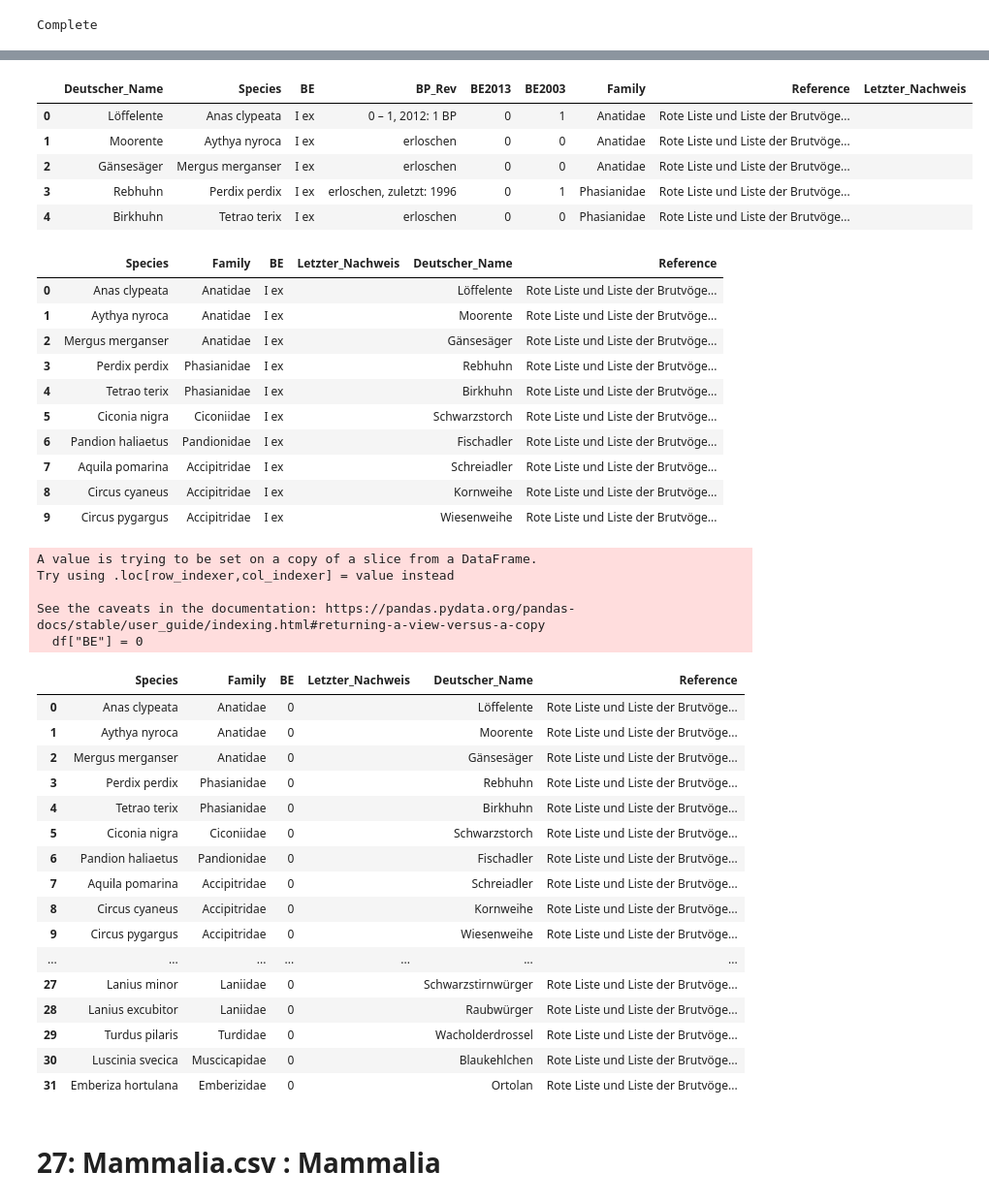
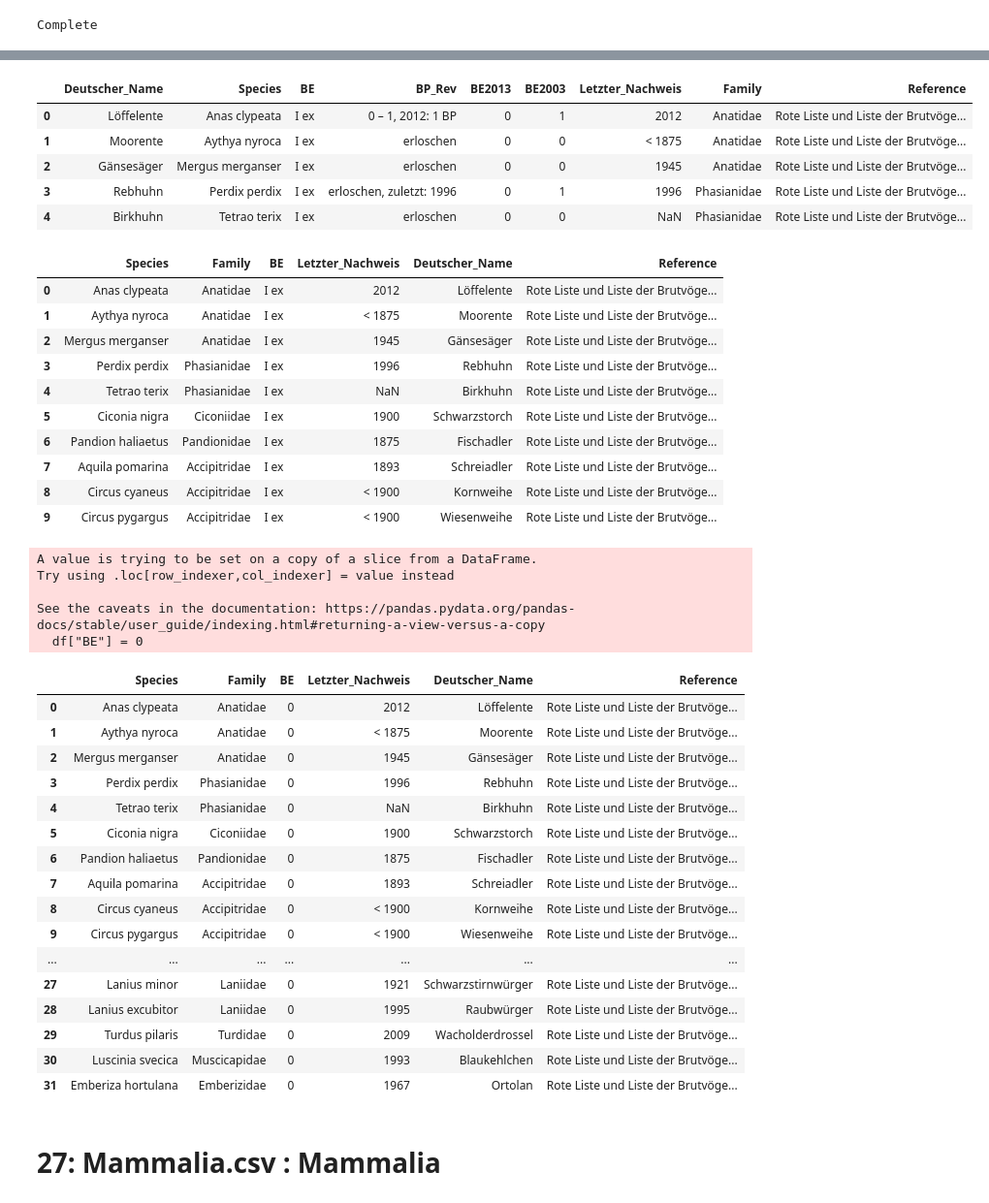
Before and after one commit to Zzzhenya/Berlin-red-list, a Jupyter notebook: Transformation/Raw_csv/Other.ipynb, the cells around one changed output, grey strips where cells are left out. Shown at 97% size. Cells and saved outputs as stored; diff of their text form; code cells hidden in the pictures.

```diff
--- a/Transformation/Raw_csv/Other.ipynb
+++ b/Transformation/Raw_csv/Other.ipynb
@@ -695,18 +695,18 @@ df
 # %%
 # Add common names
 #df["Deutscher_Name"] = ""
 # Add reference column
 df["Reference"] = "Rote Liste und Liste der Brutvögel (Aves) von Berlin"
 # Adding Letzter_Nachweis column
-df["Letzter_Nachweis"] = ""
+#df["Letzter_Nachweis"] = ""
 df.head()
 # %% [output]
-|  | Deutscher_Name | Species | BE | BP_Rev | BE2013 | BE2003 | Family | Reference | Letzter_Nachweis |
-| 0 | Löffelente | Anas clypeata | I ex | 0 – 1, 2012: 1 BP | 0 | 1 | Anatidae | Rote Liste und Liste der Brutvöge... |  |
-| 1 | Moorente | Aythya nyroca | I ex | erloschen | 0 | 0 | Anatidae | Rote Liste und Liste der Brutvöge... |  |
-| 2 | Gänsesäger | Mergus merganser | I ex | erloschen | 0 | 0 | Anatidae | Rote Liste und Liste der Brutvöge... |  |
-| 3 | Rebhuhn | Perdix perdix | I ex | erloschen, zuletzt: 1996 | 0 | 1 | Phasianidae | Rote Liste und Liste der Brutvöge... |  |
-| 4 | Birkhuhn | Tetrao terix | I ex | erloschen | 0 | 0 | Phasianidae | Rote Liste und Liste der Brutvöge... |  |
+|  | Deutscher_Name | Species | BE | BP_Rev | BE2013 | BE2003 | Letzter_Nachweis | Family | Reference |
+| 0 | Löffelente | Anas clypeata | I ex | 0 – 1, 2012: 1 BP | 0 | 1 | 2012 | Anatidae | Rote Liste und Liste der Brutvöge... |
+| 1 | Moorente | Aythya nyroca | I ex | erloschen | 0 | 0 | < 1875 | Anatidae | Rote Liste und Liste der Brutvöge... |
+| 2 | Gänsesäger | Mergus merganser | I ex | erloschen | 0 | 0 | 1945 | Anatidae | Rote Liste und Liste der Brutvöge... |
+| 3 | Rebhuhn | Perdix perdix | I ex | erloschen, zuletzt: 1996 | 0 | 1 | 1996 | Phasianidae | Rote Liste und Liste der Brutvöge... |
+| 4 | Birkhuhn | Tetrao terix | I ex | erloschen | 0 | 0 | NaN | Phasianidae | Rote Liste und Liste der Brutvöge... |
 # %%
 # Rearranging the dataframe for uniformity
 df = df[["Species",
@@ -718,16 +718,16 @@ df = df[["Species",
 df.head(10)
 # %% [output]
 |  | Species | Family | BE | Letzter_Nachweis | Deutscher_Name | Reference |
-| 0 | Anas clypeata | Anatidae | I ex |  | Löffelente | Rote Liste und Liste der Brutvöge... |
-| 1 | Aythya nyroca | Anatidae | I ex |  | Moorente | Rote Liste und Liste der Brutvöge... |
-| 2 | Mergus merganser | Anatidae | I ex |  | Gänsesäger | Rote Liste und Liste der Brutvöge... |
-| 3 | Perdix perdix | Phasianidae | I ex |  | Rebhuhn | Rote Liste und Liste der Brutvöge... |
-| 4 | Tetrao terix | Phasianidae | I ex |  | Birkhuhn | Rote Liste und Liste der Brutvöge... |
-| 5 | Ciconia nigra | Ciconiidae | I ex |  | Schwarzstorch | Rote Liste und Liste der Brutvöge... |
-| 6 | Pandion haliaetus | Pandionidae | I ex |  | Fischadler | Rote Liste und Liste der Brutvöge... |
-| 7 | Aquila pomarina | Accipitridae | I ex |  | Schreiadler | Rote Liste und Liste der Brutvöge... |
-| 8 | Circus cyaneus | Accipitridae | I ex |  | Kornweihe | Rote Liste und Liste der Brutvöge... |
-| 9 | Circus pygargus | Accipitridae | I ex |  | Wiesenweihe | Rote Liste und Liste der Brutvöge... |
+| 0 | Anas clypeata | Anatidae | I ex | 2012 | Löffelente | Rote Liste und Liste der Brutvöge... |
+| 1 | Aythya nyroca | Anatidae | I ex | < 1875 | Moorente | Rote Liste und Liste der Brutvöge... |
+| 2 | Mergus merganser | Anatidae | I ex | 1945 | Gänsesäger | Rote Liste und Liste der Brutvöge... |
+| 3 | Perdix perdix | Phasianidae | I ex | 1996 | Rebhuhn | Rote Liste und Liste der Brutvöge... |
+| 4 | Tetrao terix | Phasianidae | I ex | NaN | Birkhuhn | Rote Liste und Liste der Brutvöge... |
+| 5 | Ciconia nigra | Ciconiidae | I ex | 1900 | Schwarzstorch | Rote Liste und Liste der Brutvöge... |
+| 6 | Pandion haliaetus | Pandionidae | I ex | 1875 | Fischadler | Rote Liste und Liste der Brutvöge... |
+| 7 | Aquila pomarina | Accipitridae | I ex | 1893 | Schreiadler | Rote Liste und Liste der Brutvöge... |
+| 8 | Circus cyaneus | Accipitridae | I ex | < 1900 | Kornweihe | Rote Liste und Liste der Brutvöge... |
+| 9 | Circus pygargus | Accipitridae | I ex | < 1900 | Wiesenweihe | Rote Liste und Liste der Brutvöge... |
 # %%
 # Replace | ex with 0
 df["BE"] = 0
@@ -739,22 +739,22 @@ Try using .loc[row_indexer,col_indexer] = value instead
 See the caveats in the documentation: https://pandas.pydata.org/pandas-docs/stable/user_guide/indexing.html#returning-a-view-versus-a-copy
   df["BE"] = 0
 |  | Species | Family | BE | Letzter_Nachweis | Deutscher_Name | Reference |
-| 0 | Anas clypeata | Anatidae | 0 |  | Löffelente | Rote Liste und Liste der Brutvöge... |
-| 1 | Aythya nyroca | Anatidae | 0 |  | Moorente | Rote Liste und Liste der Brutvöge... |
-| 2 | Mergus merganser | Anatidae | 0 |  | Gänsesäger | Rote Liste und Liste der Brutvöge... |
-| 3 | Perdix perdix | Phasianidae | 0 |  | Rebhuhn | Rote Liste und Liste der Brutvöge... |
-| 4 | Tetrao terix | Phasianidae | 0 |  | Birkhuhn | Rote Liste und Liste der Brutvöge... |
-| 5 | Ciconia nigra | Ciconiidae | 0 |  | Schwarzstorch | Rote Liste und Liste der Brutvöge... |
-| 6 | Pandion haliaetus | Pandionidae | 0 |  | Fischadler | Rote Liste und Liste der Brutvöge... |
-| 7 | Aquila pomarina | Accipitridae | 0 |  | Schreiadler | Rote Liste und Liste der Brutvöge... |
-| 8 | Circus cyaneus | Accipitridae | 0 |  | Kornweihe | Rote Liste und Liste der Brutvöge... |
-| 9 | Circus pygargus | Accipitridae | 0 |  | Wiesenweihe | Rote Liste und Liste der Brutvöge... |
+| 0 | Anas clypeata | Anatidae | 0 | 2012 | Löffelente | Rote Liste und Liste der Brutvöge... |
+| 1 | Aythya nyroca | Anatidae | 0 | < 1875 | Moorente | Rote Liste und Liste der Brutvöge... |
+| 2 | Mergus merganser | Anatidae | 0 | 1945 | Gänsesäger | Rote Liste und Liste der Brutvöge... |
+| 3 | Perdix perdix | Phasianidae | 0 | 1996 | Rebhuhn | Rote Liste und Liste der Brutvöge... |
+| 4 | Tetrao terix | Phasianidae | 0 | NaN | Birkhuhn | Rote Liste und Liste der Brutvöge... |
+| 5 | Ciconia nigra | Ciconiidae | 0 | 1900 | Schwarzstorch | Rote Liste und Liste der Brutvöge... |
+| 6 | Pandion haliaetus | Pandionidae | 0 | 1875 | Fischadler | Rote Liste und Liste der Brutvöge... |
+| 7 | Aquila pomarina | Accipitridae | 0 | 1893 | Schreiadler | Rote Liste und Liste der Brutvöge... |
+| 8 | Circus cyaneus | Accipitridae | 0 | < 1900 | Kornweihe | Rote Liste und Liste der Brutvöge... |
+| 9 | Circus pygargus | Accipitridae | 0 | < 1900 | Wiesenweihe | Rote Liste und Liste der Brutvöge... |
 | ... | ... | ... | ... | ... | ... | ... |
-| 27 | Lanius minor | Laniidae | 0 |  | Schwarzstirnwürger | Rote Liste und Liste der Brutvöge... |
-| 28 | Lanius excubitor | Laniidae | 0 |  | Raubwürger | Rote Liste und Liste der Brutvöge... |
-| 29 | Turdus pilaris | Turdidae | 0 |  | Wacholderdrossel | Rote Liste und Liste der Brutvöge... |
-| 30 | Luscinia svecica | Muscicapidae | 0 |  | Blaukehlchen | Rote Liste und Liste der Brutvöge... |
-| 31 | Emberiza hortulana | Emberizidae | 0 |  | Ortolan | Rote Liste und Liste der Brutvöge... |
+| 27 | Lanius minor | Laniidae | 0 | 1921 | Schwarzstirnwürger | Rote Liste und Liste der Brutvöge... |
+| 28 | Lanius excubitor | Laniidae | 0 | 1995 | Raubwürger | Rote Liste und Liste der Brutvöge... |
+| 29 | Turdus pilaris | Turdidae | 0 | 2009 | Wacholderdrossel | Rote Liste und Liste der Brutvöge... |
+| 30 | Luscinia svecica | Muscicapidae | 0 | 1993 | Blaukehlchen | Rote Liste und Liste der Brutvöge... |
+| 31 | Emberiza hortulana | Emberizidae | 0 | 1967 | Ortolan | Rote Liste und Liste der Brutvöge... |
 # %%
 # Saving the extracted csv to the "Data_cleaning_step1" directory
 # export the dataframe as CSV
```
Also changed, not shown: parts of 4 cells of this notebook, 2 other files.
